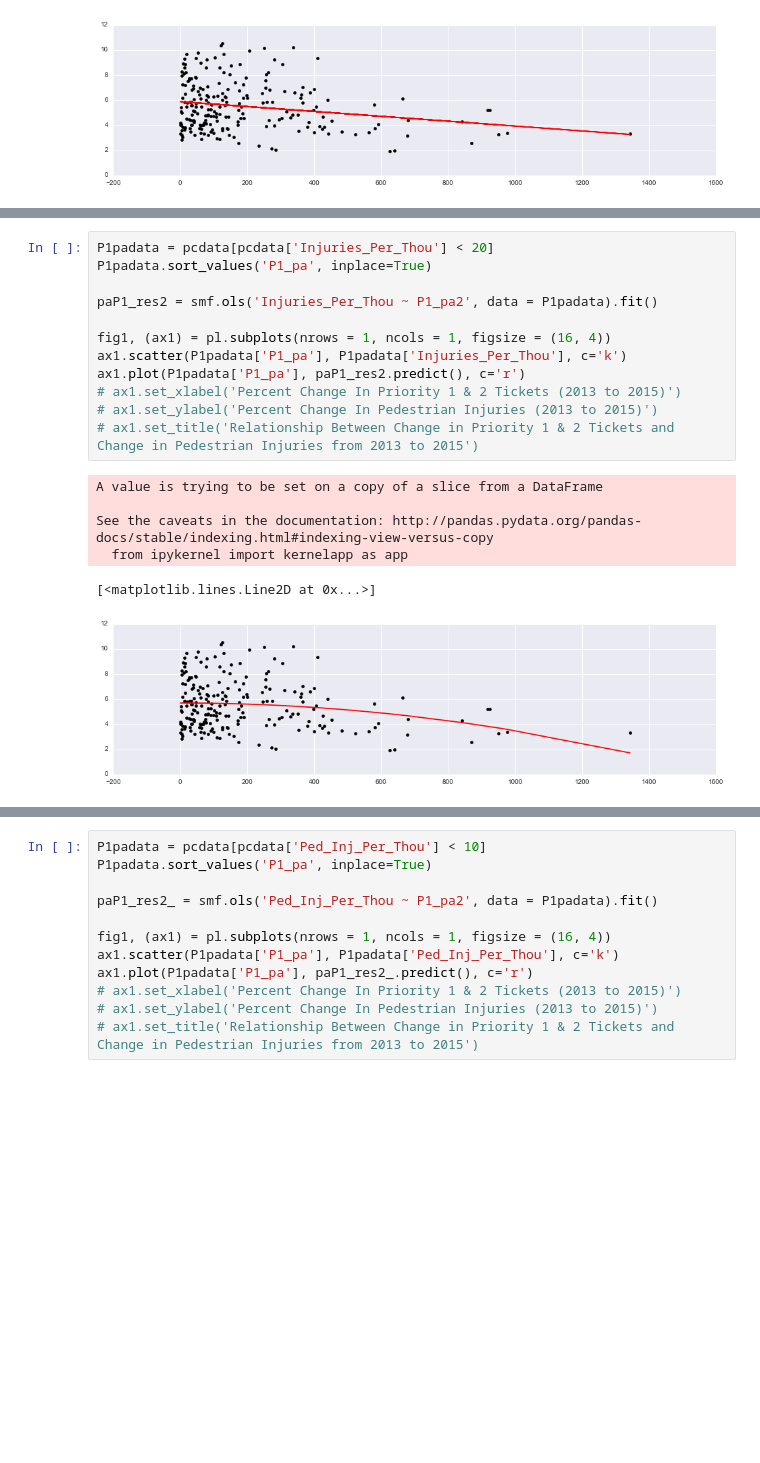
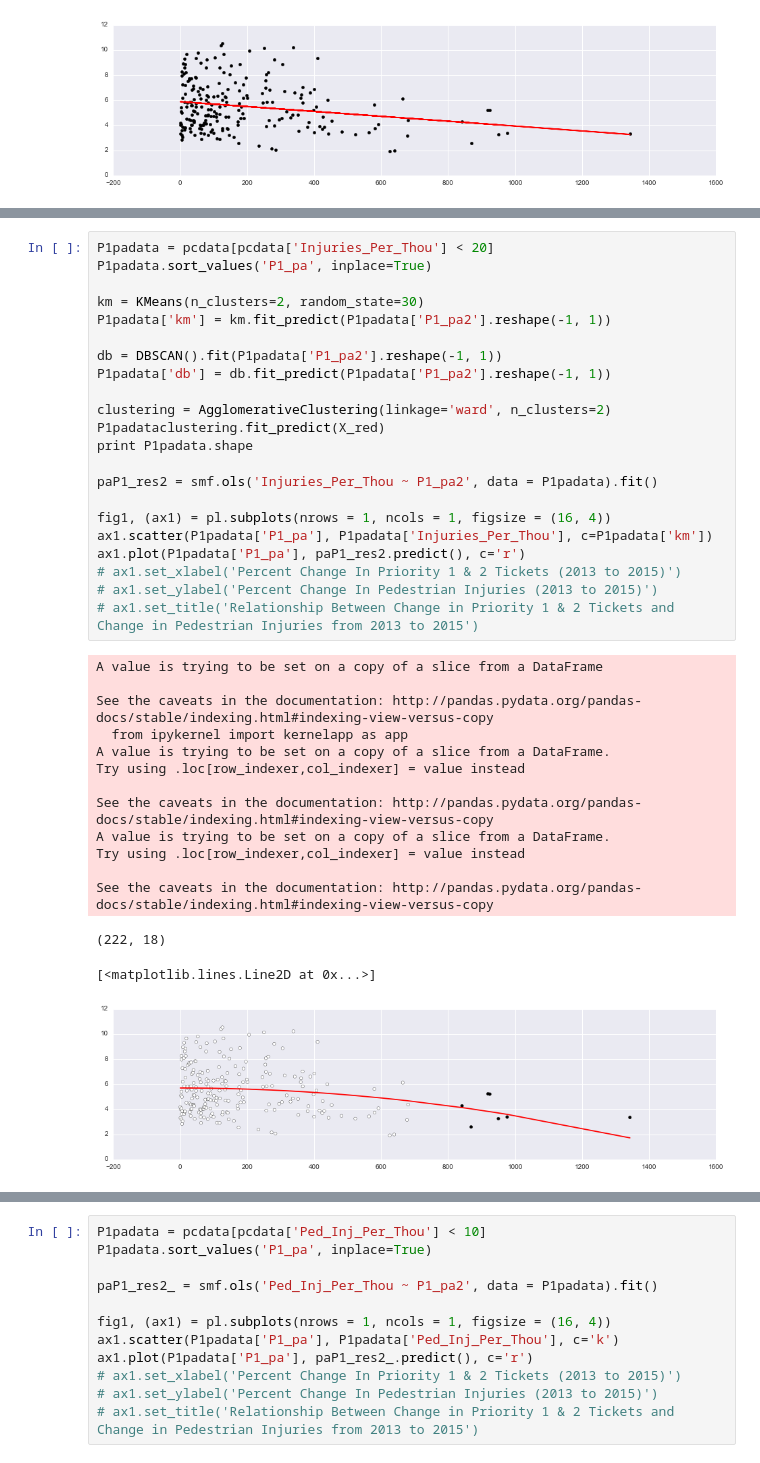
Before and after one commit to anastasiashe/Vision_Zero, a Jupyter notebook: TicketSummonses/03ExploratoryAnalysis.ipynb, the cells around one changed output, grey strips where cells are left out. Drawn from its saved outputs; the diff is of its cells as text; blank space fills up the shorter version.

```diff
--- a/TicketSummonses/03ExploratoryAnalysis.ipynb
+++ b/TicketSummonses/03ExploratoryAnalysis.ipynb
@@ -522,19 +523,38 @@ OLS Regression Results
 # %%
 P1padata = pcdata[pcdata['Injuries_Per_Thou'] < 20]
 P1padata.sort_values('P1_pa', inplace=True)
 
+km = KMeans(n_clusters=2, random_state=30)
+P1padata['km'] = km.fit_predict(P1padata['P1_pa2'].reshape(-1, 1))
+
+db = DBSCAN().fit(P1padata['P1_pa2'].reshape(-1, 1))
+P1padata['db'] = db.fit_predict(P1padata['P1_pa2'].reshape(-1, 1))
+
+clustering = AgglomerativeClustering(linkage='ward', n_clusters=2)
+P1padataclustering.fit_predict(X_red)
+print P1padata.shape
+
 paP1_res2 = smf.ols('Injuries_Per_Thou ~ P1_pa2', data = P1padata).fit()
 
 fig1, (ax1) = pl.subplots(nrows = 1, ncols = 1, figsize = (16, 4))
-ax1.scatter(P1padata['P1_pa'], P1padata['Injuries_Per_Thou'], c='k')
+ax1.scatter(P1padata['P1_pa'], P1padata['Injuries_Per_Thou'], c=P1padata['km'])
 ax1.plot(P1padata['P1_pa'], paP1_res2.predict(), c='r')
 # ax1.set_xlabel('Percent Change In Priority 1 & 2 Tickets (2013 to 2015)')
 # ax1.set_ylabel('Percent Change In Pedestrian Injuries (2013 to 2015)')
 # ax1.set_title('Relationship Between Change in Priority 1 & 2 Tickets and Change in Pedestrian Injuries from 2013 to 2015')
 # %% [output]
 A value is trying to be set on a copy of a slice from a DataFrame
 
 See the caveats in the documentation: http://pandas.pydata.org/pandas-docs/stable/indexing.html#indexing-view-versus-copy
   from ipykernel import kernelapp as app
+A value is trying to be set on a copy of a slice from a DataFrame.
+Try using .loc[row_indexer,col_indexer] = value instead
+
+See the caveats in the documentation: http://pandas.pydata.org/pandas-docs/stable/indexing.html#indexing-view-versus-copy
+A value is trying to be set on a copy of a slice from a DataFrame.
+Try using .loc[row_indexer,col_indexer] = value instead
+
+See the caveats in the documentation: http://pandas.pydata.org/pandas-docs/stable/indexing.html#indexing-view-versus-copy
-[<matplotlib.lines.Line2D at 0x...>]
+(222, 18)
+[<matplotlib.lines.Line2D at 0x...>]
-[figure, old version]
+[figure, new version]
```
Also changed, not shown: parts of 15 cells of this notebook, 1 other file.
